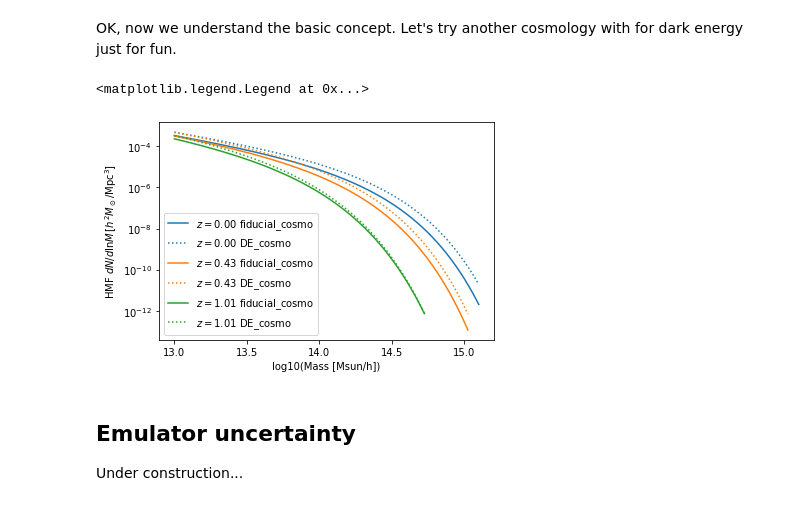
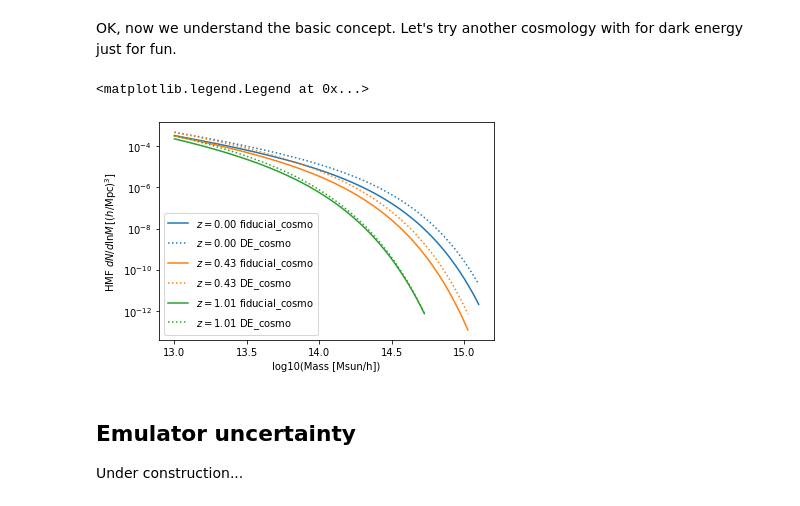
Before and after one commit to SebastianBocquet/MiraTitanHMFemulator, a Jupyter notebook: tutorial.ipynb, the cells around one changed output. Cells and saved outputs as stored; diff of their text form; code cells hidden in the pictures.

```diff
--- a/tutorial.ipynb
+++ b/tutorial.ipynb
@@ -99,14 +99,14 @@ res_DE = HMFemu.predict(DE_cosmo)
 # %%
 colors=['C%s'%i for i in range(3)]
 for i,z in enumerate([0.0, 0.434, 1.01]):
     plt.semilogy(res[z]['log10_M'], res[z]['HMF'], color=colors[i], label='$z=%.2f$ fiducial_cosmo'%z)
     plt.semilogy(res[z]['log10_M'], res_DE[z]['HMF'], color=colors[i], label='$z=%.2f$ DE_cosmo'%z, ls=':')
 plt.xlabel('log10(Mass [Msun/h])')
-plt.ylabel('HMF $dN/d\lnM\,[h^2 M_\odot/\\mathrm{Mpc}^3]$')
+plt.ylabel('HMF $dN/d\lnM\,[(h/\\mathrm{Mpc})^3]$')
 plt.legend()
 # %% [output]
 <matplotlib.legend.Legend at 0x...>
-[figure, old version]
+[figure, new version]
 # %% [markdown]
 ## Emulator uncertainty
 Under construction...
```
Also changed, not shown: parts of 3 cells of this notebook, 4 other files.
